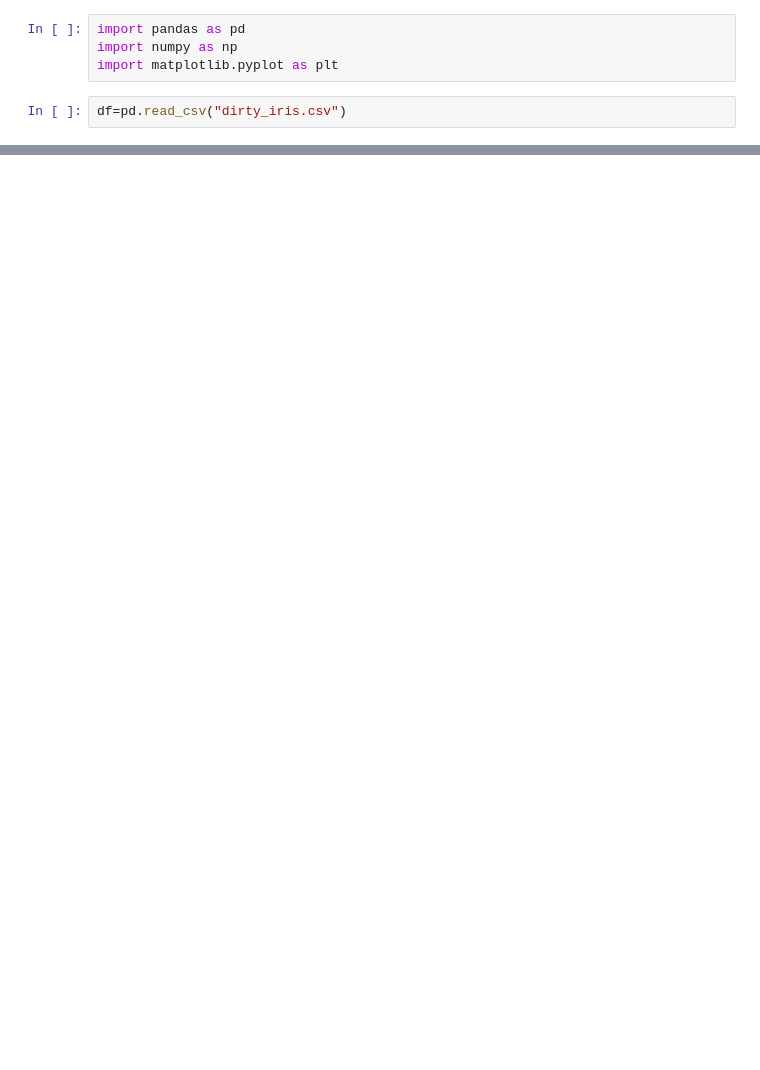
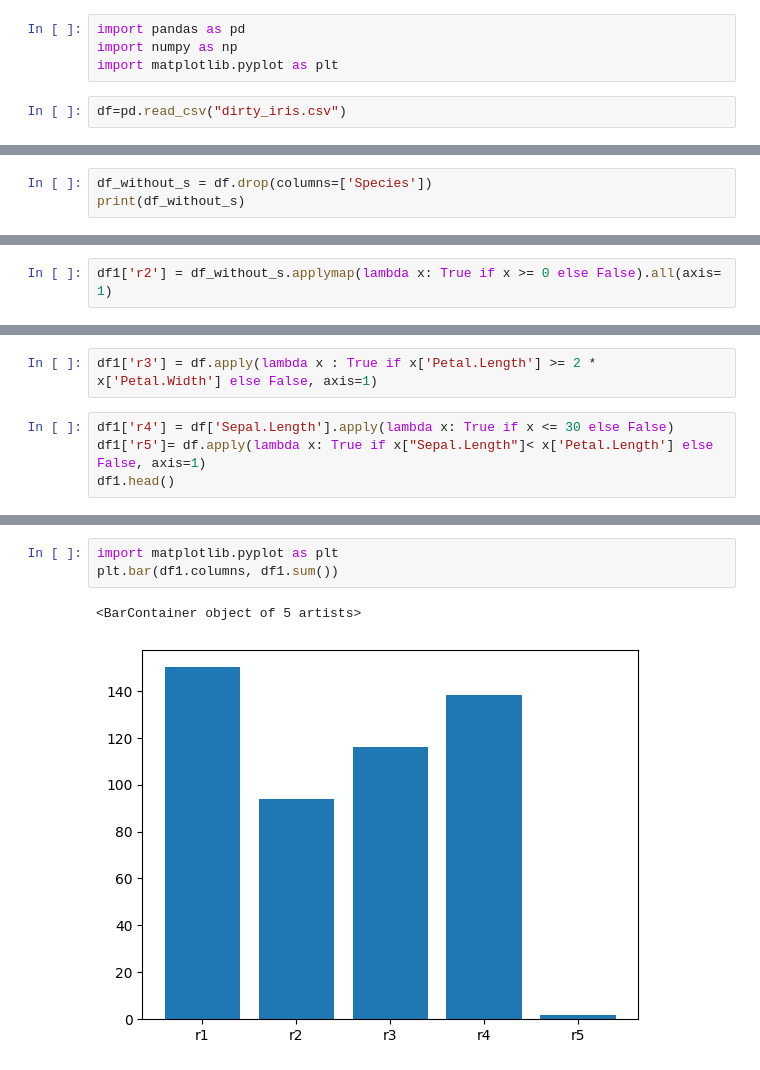
Before and after one commit to kundanpandit/DATA_MINING_PRACTICALS, a Jupyter notebook: DM_Practicals/DM_Practicals/Practical2_DM.ipynb, the cells around one changed output, grey strips where cells are left out. Saved outputs shown, nothing was run; the diff lists cells and outputs as text; blank space fills up the shorter version.

```diff
--- a/DM_Practicals/DM_Practicals/Practical2_DM.ipynb
+++ b/DM_Practicals/DM_Practicals/Practical2_DM.ipynb
@@ -55,0 +100,3 @@ Text(0.5, 0, "['0=Rule1', '1=Rule2', '2=Rule3', '3=Rule4', '4=Rule5']")
+# %%
+df_without_s = df.drop(columns=['Species'])
+print(df_without_s)
@@ -55,0 +118,2 @@ Text(0.5, 0, "['0=Rule1', '1=Rule2', '2=Rule3', '3=Rule4', '4=Rule5']")
+# %%
+df1['r2'] = df_without_s.applymap(lambda x: True if x >= 0 else False).all(axis= 1)
@@ -55,0 +136,6 @@ Text(0.5, 0, "['0=Rule1', '1=Rule2', '2=Rule3', '3=Rule4', '4=Rule5']")
+# %%
+df1['r3'] = df.apply(lambda x : True if x['Petal.Length'] >= 2 * x['Petal.Width'] else False, axis=1)
+# %%
+df1['r4'] = df['Sepal.Length'].apply(lambda x: True if x <= 30 else False)
+df1['r5']= df.apply(lambda x: True if x["Sepal.Length"]< x['Petal.Length'] else False, axis=1)
+df1.head()
@@ -55,0 +171,6 @@ Text(0.5, 0, "['0=Rule1', '1=Rule2', '2=Rule3', '3=Rule4', '4=Rule5']")
+# %%
+import matplotlib.pyplot as plt
+plt.bar(df1.columns, df1.sum())
+# %% [output]
+<BarContainer object of 5 artists>
+[figure, added]
```
Also changed, not shown: parts of 29 cells of this notebook.
